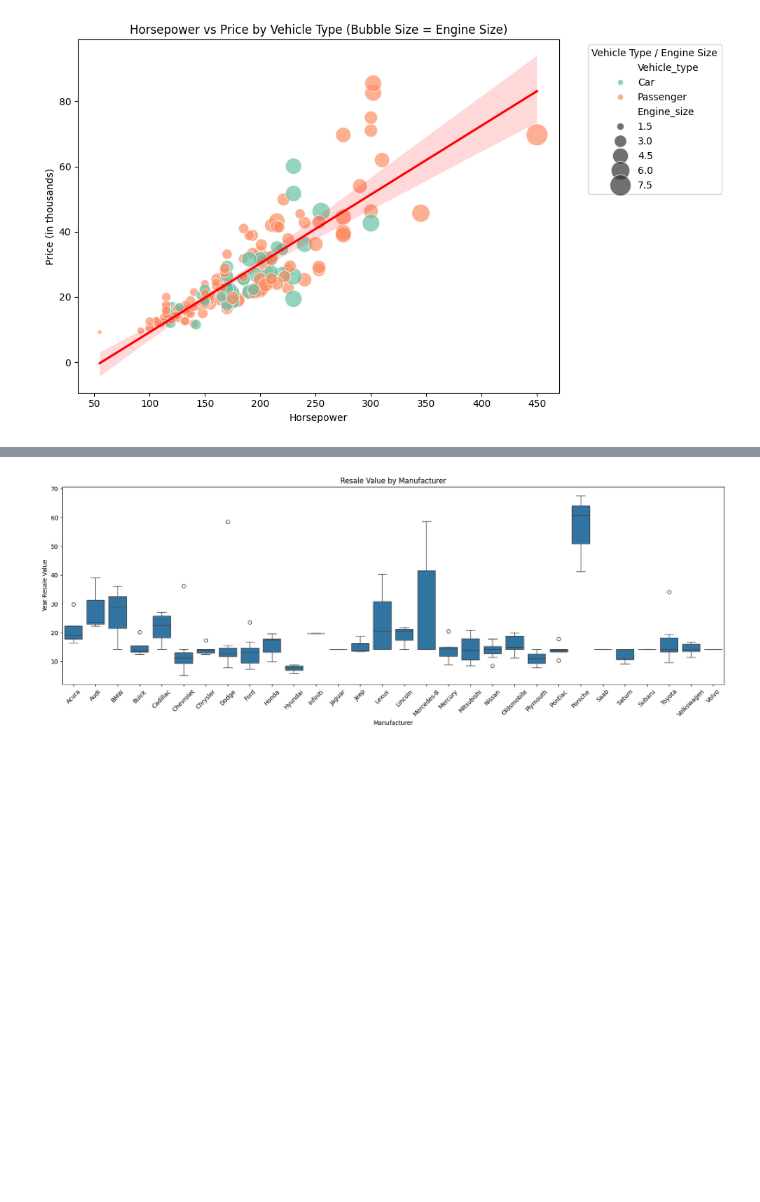
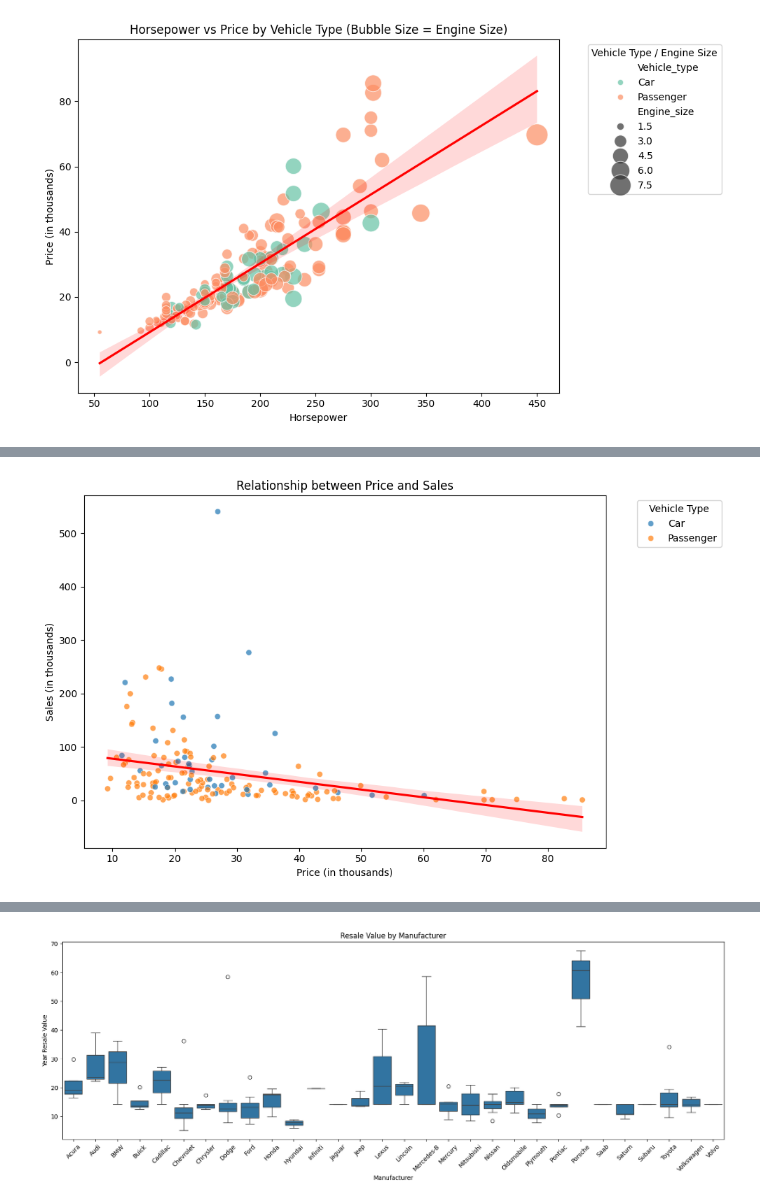
Before and after one commit to bencygv/Project, a Jupyter notebook: notebooks/01_exploration.ipynb, the cells around one changed output, grey strips where cells are left out. Saved outputs shown, nothing was run; the diff lists cells and outputs as text; code cells hidden in the pictures; blank space fills up the shorter version.

```diff
--- a/notebooks/01_exploration.ipynb
+++ b/notebooks/01_exploration.ipynb
@@ -615,0 +613,14 @@ Passing `palette` without assigning `hue` is deprecated and will be removed in v
+# %%
+# What is the relationship between Price and Sales
+
+plt.figure(figsize=(10, 6))
+sns.scatterplot(data=df, x='Price_in_thousands', y='Sales_in_thousands', hue='Vehicle_type',alpha=0.7)
+sns.regplot(data=df, x='Price_in_thousands', y='Sales_in_thousands', scatter=False, color='red')
+plt.title("Relationship between Price and Sales")
+plt.xlabel("Price (in thousands)")
+plt.ylabel("Sales (in thousands)")
+plt.legend(title='Vehicle Type', bbox_to_anchor=(1.05, 1), loc='upper left')
+plt.tight_layout()
+plt.show()
+# %% [output]
+[figure, added]
```
Also changed, not shown: parts of 5 cells of this notebook.
